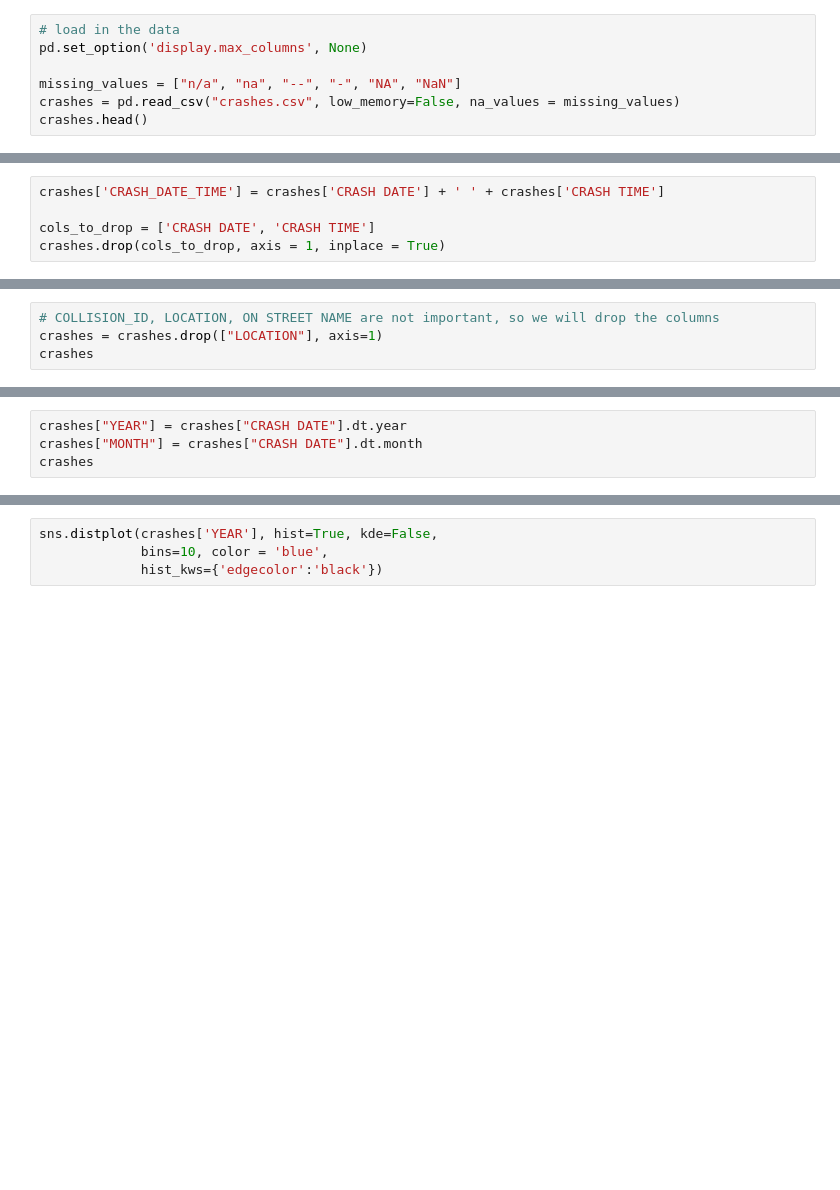
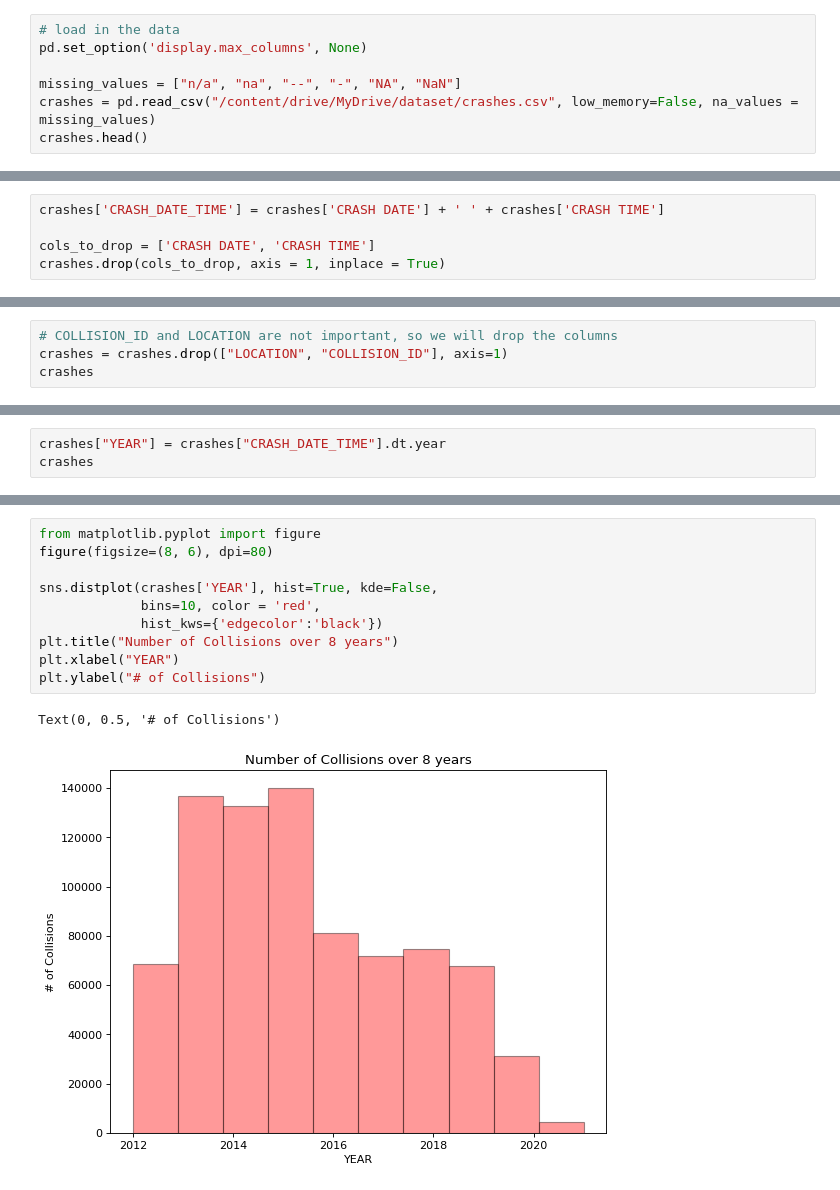
Before and after one commit to abdulkhaliq94/motor-vehicle-collisions, a Jupyter notebook: Project.ipynb, the cells around one changed output, grey strips where cells are left out. Cells and saved outputs as stored; diff of their text form; blank space fills up the shorter version.

Commit message:
adding plots for single variable distributions

```diff
--- a/Project.ipynb
+++ b/Project.ipynb
@@ -12,7 +19,7 @@ import matplotlib.pyplot as plt
 pd.set_option('display.max_columns', None)
 
 missing_values = ["n/a", "na", "--", "-", "NA", "NaN"]
-crashes = pd.read_csv("crashes.csv", low_memory=False, na_values = missing_values)
+crashes = pd.read_csv("/content/drive/MyDrive/dataset/crashes.csv", low_memory=False, na_values = missing_values)
 crashes.head()
 # %% [output]
 |  | CRASH DATE | CRASH TIME | BOROUGH | ZIP CODE | LATITUDE | LONGITUDE | LOCATION | ON STREET NAME | ... |
@@ -110,4 +188,4 @@ missing_data.head(21)
 # %%
-# COLLISION_ID, LOCATION, ON STREET NAME are not important, so we will drop the columns
-crashes = crashes.drop(["LOCATION"], axis=1)
+# COLLISION_ID and LOCATION are not important, so we will drop the columns
+crashes = crashes.drop(["LOCATION", "COLLISION_ID"], axis=1)
 crashes
@@ -124,4 +259,3 @@ crashes.isnull().sum()
 # %%
-crashes["YEAR"] = crashes["CRASH DATE"].dt.year
-crashes["MONTH"] = crashes["CRASH DATE"].dt.month
+crashes["YEAR"] = crashes["CRASH_DATE_TIME"].dt.year
 crashes
@@ -128,4 +281,13 @@ crashes
 # %%
+from matplotlib.pyplot import figure
+figure(figsize=(8, 6), dpi=80)
+
 sns.distplot(crashes['YEAR'], hist=True, kde=False,
-             bins=10, color = 'blue',
+             bins=10, color = 'red',
              hist_kws={'edgecolor':'black'})
+plt.title("Number of Collisions over 8 years")
+plt.xlabel("YEAR")
+plt.ylabel("# of Collisions")
+# %% [output]
+Text(0, 0.5, '# of Collisions')
+[figure, added]
```
Also changed, not shown: parts of 21 cells of this notebook.
